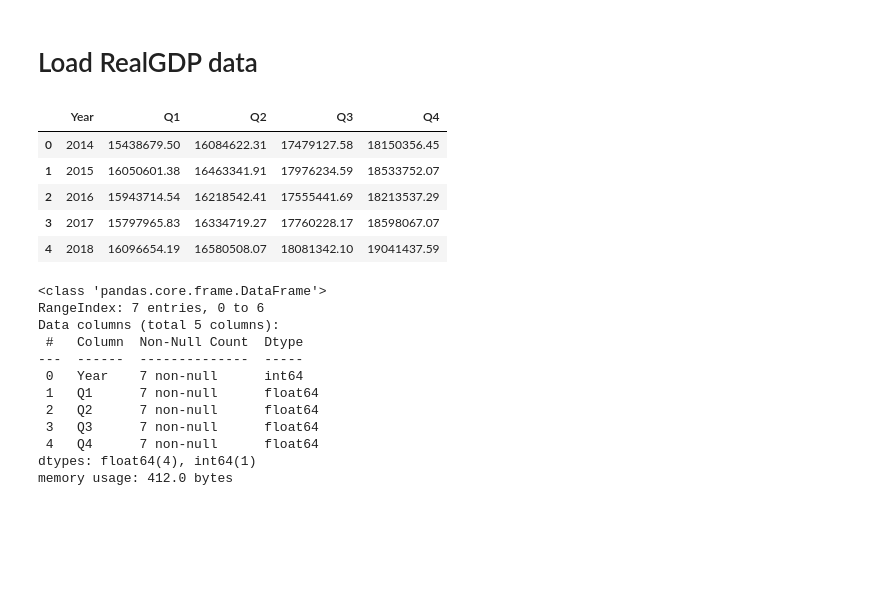
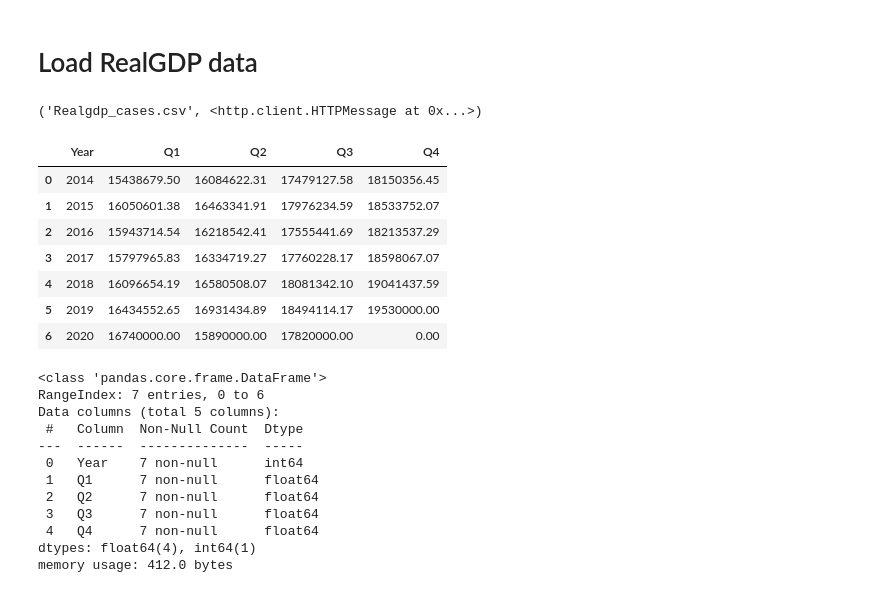
Before and after one commit to Ustacky-dev/Nigeria-COVID-19-Data-Analysis-Using-Python, a Jupyter notebook: My_Capstone Project-Copy1.ipynb, the cells around one changed output. Cells and saved outputs as stored; diff of their text form; code cells hidden in the pictures; blank space fills up the shorter version.

```diff
--- a/My_Capstone Project-Copy1.ipynb
+++ b/My_Capstone Project-Copy1.ipynb
@@ -386,14 +437,22 @@ memory usage: 1020.0 bytes
+# %%
+Realgdp_csv = 'Realgdp_cases.csv'
+# %%
+urllib.request.urlretrieve(realgdp_url, 'Realgdp_cases.csv')
+# %% [output]
+('Realgdp_cases.csv', <http.client.HTTPMessage at 0x...>)
 # %%
-dfRealgdp = pd.read_csv("RealGDP.csv")
+dfRealgdp = pd.read_csv(Realgdp_csv)
 # %%
-dfRealgdp.head()
+dfRealgdp
 # %% [output]
 |  | Year | Q1 | Q2 | Q3 | Q4 |
 | 0 | 2014 | 15438679.50 | 16084622.31 | 17479127.58 | 18150356.45 |
 | 1 | 2015 | 16050601.38 | 16463341.91 | 17976234.59 | 18533752.07 |
 | 2 | 2016 | 15943714.54 | 16218542.41 | 17555441.69 | 18213537.29 |
 | 3 | 2017 | 15797965.83 | 16334719.27 | 17760228.17 | 18598067.07 |
 | 4 | 2018 | 16096654.19 | 16580508.07 | 18081342.10 | 19041437.59 |
+| 5 | 2019 | 16434552.65 | 16931434.89 | 18494114.17 | 19530000.00 |
+| 6 | 2020 | 16740000.00 | 15890000.00 | 17820000.00 | 0.00 |
 # %%
 dfRealgdp.info()
 # %% [output]
```
Also changed, not shown: parts of 75 cells of this notebook, 7 other files.
